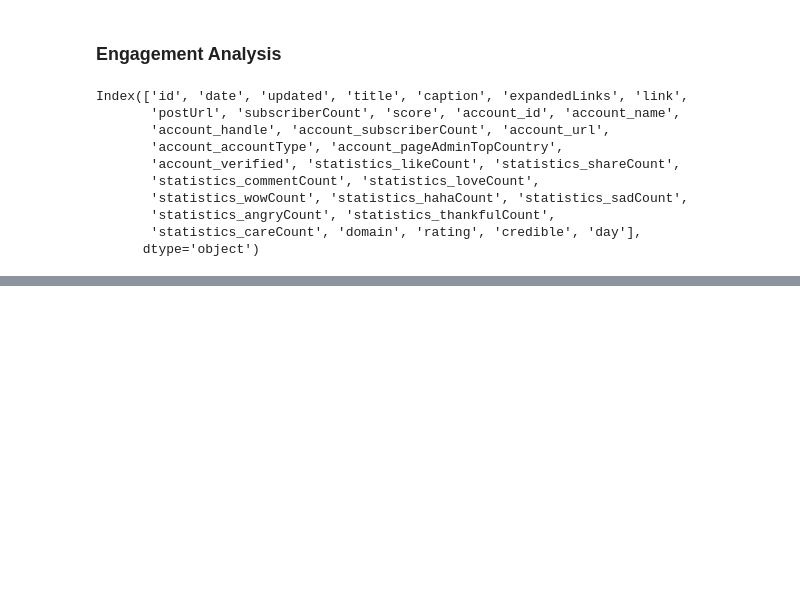
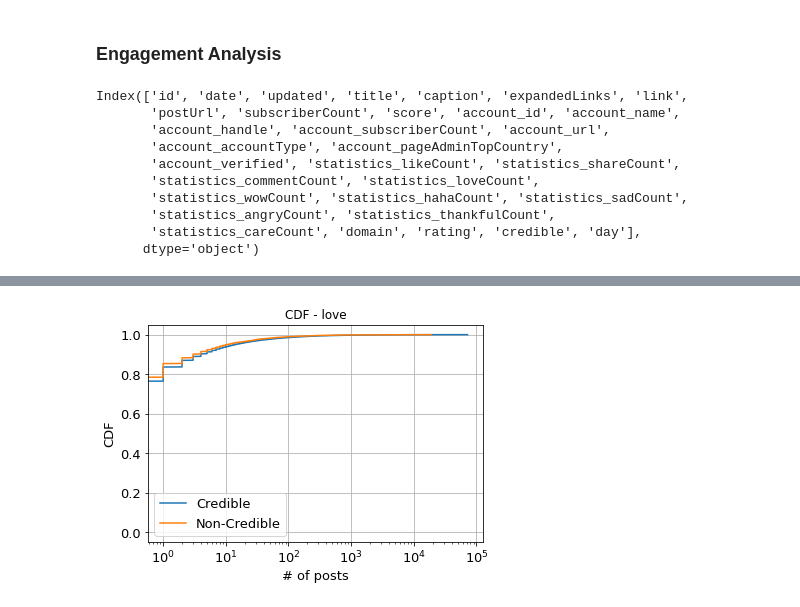
Before and after one commit to grvijayan/newsengagement, a Jupyter notebook: NewsAnalysis.ipynb, the cells around one changed output, grey strips where cells are left out. Cells and saved outputs as stored; diff of their text form; code cells hidden in the pictures; blank space fills up the shorter version.

```diff
--- a/NewsAnalysis.ipynb
+++ b/NewsAnalysis.ipynb
@@ -609,0 +531,4 @@ plot_cdf(list_of_posts_care,
+# %%
+plot_statistics_cdf('love')
+# %% [output]
+[figure, added]
```
Also changed, not shown: parts of 26 cells of this notebook.
